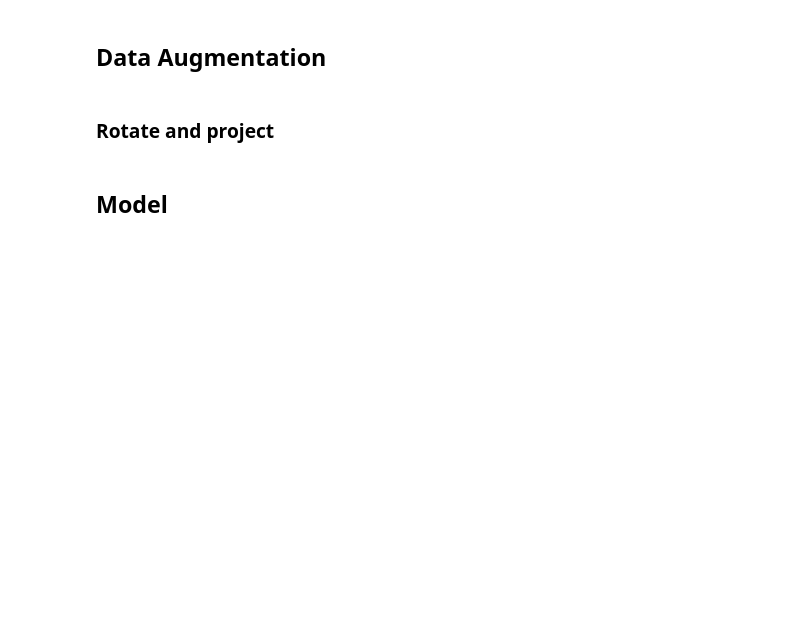
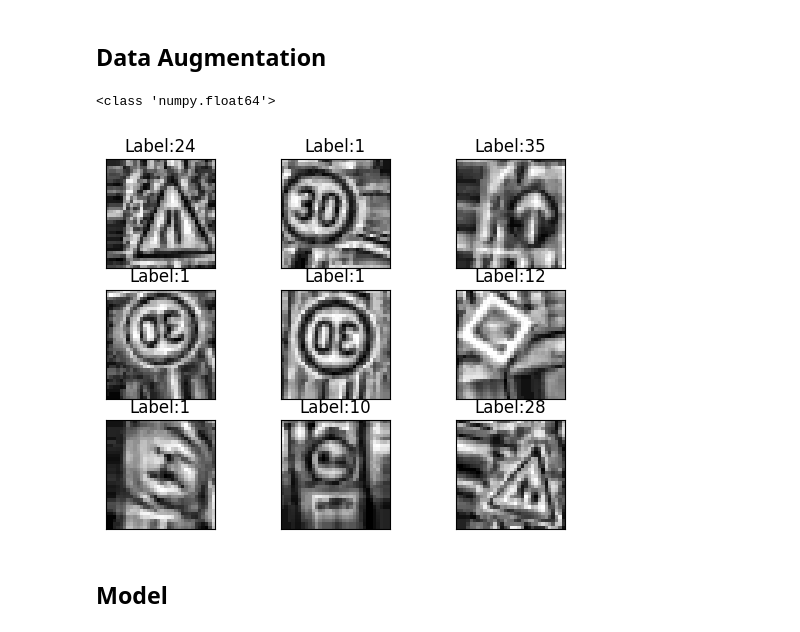
Before and after one commit to isthatm/TrafficSignClassification, a Jupyter notebook: src/DL_traffic_sign.ipynb, the cells around one changed output. Drawn from its saved outputs; the diff is of its cells as text; code cells hidden in the pictures; blank space fills up the shorter version.

```diff
--- a/src/DL_traffic_sign.ipynb
+++ b/src/DL_traffic_sign.ipynb
@@ -262,4 +265,2 @@ display_images(preprocess_images(train_images, improveCon=True), train_labels, g
 # %% [markdown]
 ## Data Augmentation
-# %% [markdown]
-### Rotate and project
@@ -275,3 +267,41 @@ class dataAug(object):
+# %%
+print(type(train_images[0,3,4,1]))
+# %% [output]
+<class 'numpy.float64'>
+# %%
+from keras.preprocessing.image import ImageDataGenerator
+
+# convert from int to float
+X_train = train_images
+
+train_datagen = ImageDataGenerator()
+inference_datagen = ImageDataGenerator()
+train_datagen_augmented = ImageDataGenerator(
+    rotation_range=20,
+    shear_range=0.2,
+    width_shift_range=0.2,
+    height_shift_range=0.2,
+    horizontal_flip=True,
+    preprocessing_function=preprocess_images)
+train_datagen.fit(X_train)
+train_datagen_augmented.fit(X_train)
+# %%
+fig = plt.figure()
+n = 0
+graph_size = 3
+
+for x_batch, y_batch in train_datagen_augmented.flow(X_train, train_labels, batch_size=1):
+    a=fig.add_subplot(graph_size, graph_size, n+1)
+    imgplot = plt.imshow(x_batch[0])
+    plt.xticks([])
+    plt.yticks([])
+    plt.title("Label:{}".format(y_batch[0]))
+    n = n + 1
+    if n > 8:
+        break
+# plt.show()
+# %% [output]
+[figure, added]
 # %% [markdown]
 ## Model
 # %% [markdown]
```
Also changed, not shown: parts of 46 cells of this notebook, 2 other files.
